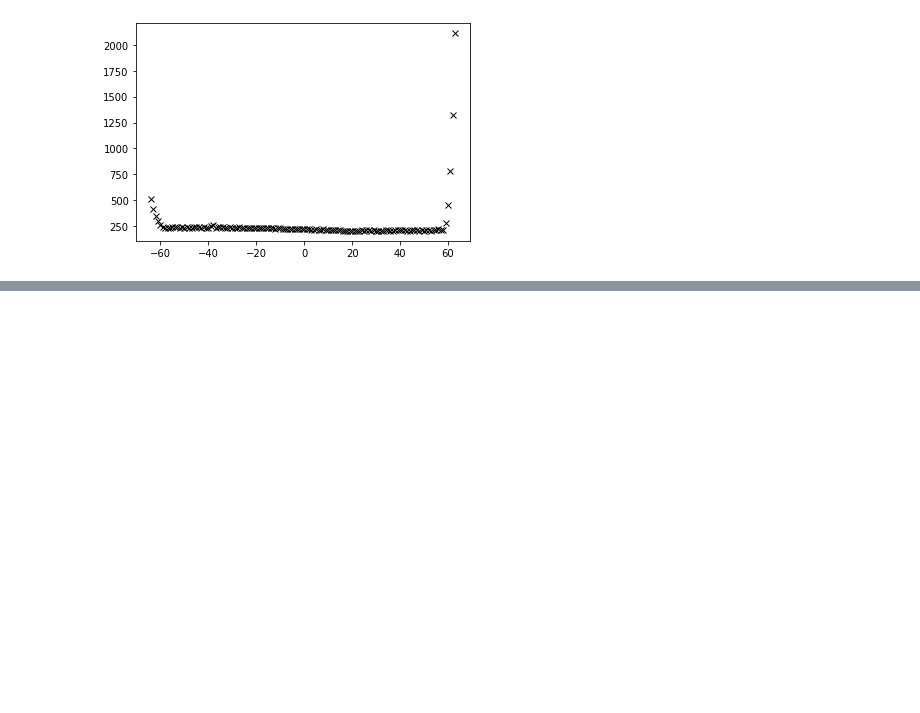
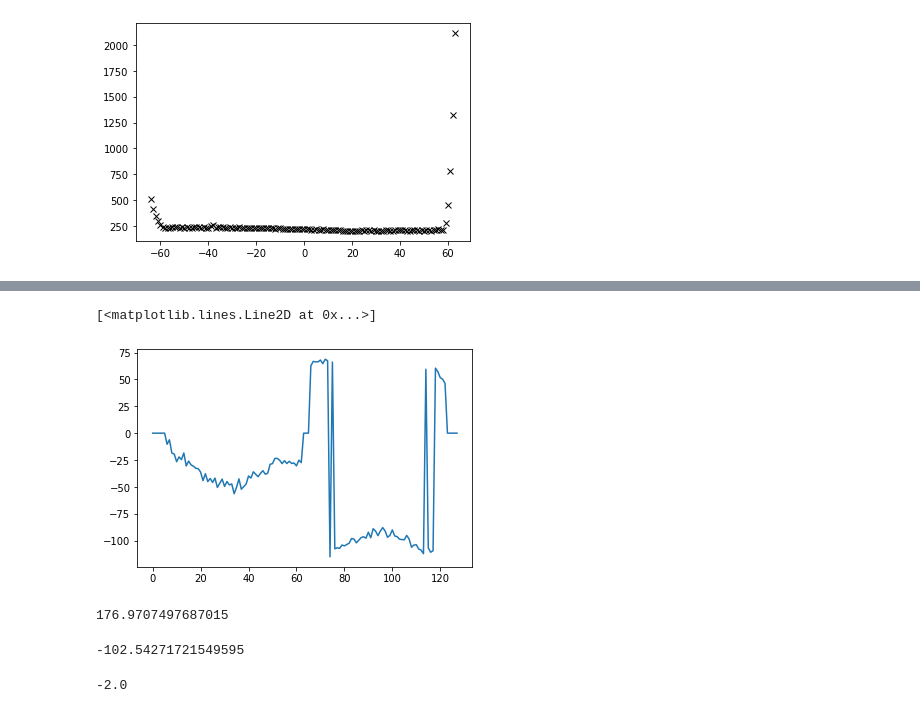
Before and after one commit to ucsdwcsng/WiWi-ESP-Firmware, a Jupyter notebook: Data_Processing/test_plot.ipynb, the cells around one changed output, grey strips where cells are left out. Saved outputs shown, nothing was run; the diff lists cells and outputs as text; code cells hidden in the pictures; blank space fills up the shorter version.

```diff
--- a/Data_Processing/test_plot.ipynb
+++ b/Data_Processing/test_plot.ipynb
@@ -1113,0 +1395,9 @@ plt.plot(SubChannel, yy2[packet]-yy1[packet], 'kx')
+# %%
+plt.plot(PhaseSubShiftHigh1[1])
+# %% [output]
+[<matplotlib.lines.Line2D at 0x...>]
+[figure, added]
+# %%
+adjust_phase((PhaseSubShiftHigh1[1, 60]) -(PhaseSubShiftHigh1[1, 66]) )
+# %% [output]
+176.9707497687015
@@ -1113,0 +1426,4 @@ plt.plot(SubChannel, yy2[packet]-yy1[packet], 'kx')
+# %%
+adjusted_p2
+# %% [output]
+-102.54271721549595
@@ -1113,0 +1434,4 @@ plt.plot(SubChannel, yy2[packet]-yy1[packet], 'kx')
+# %%
+((adjusted_p2+10)//90)
+# %% [output]
+-2.0
```
Also changed, not shown: parts of 16 cells of this notebook, 45 other files.
